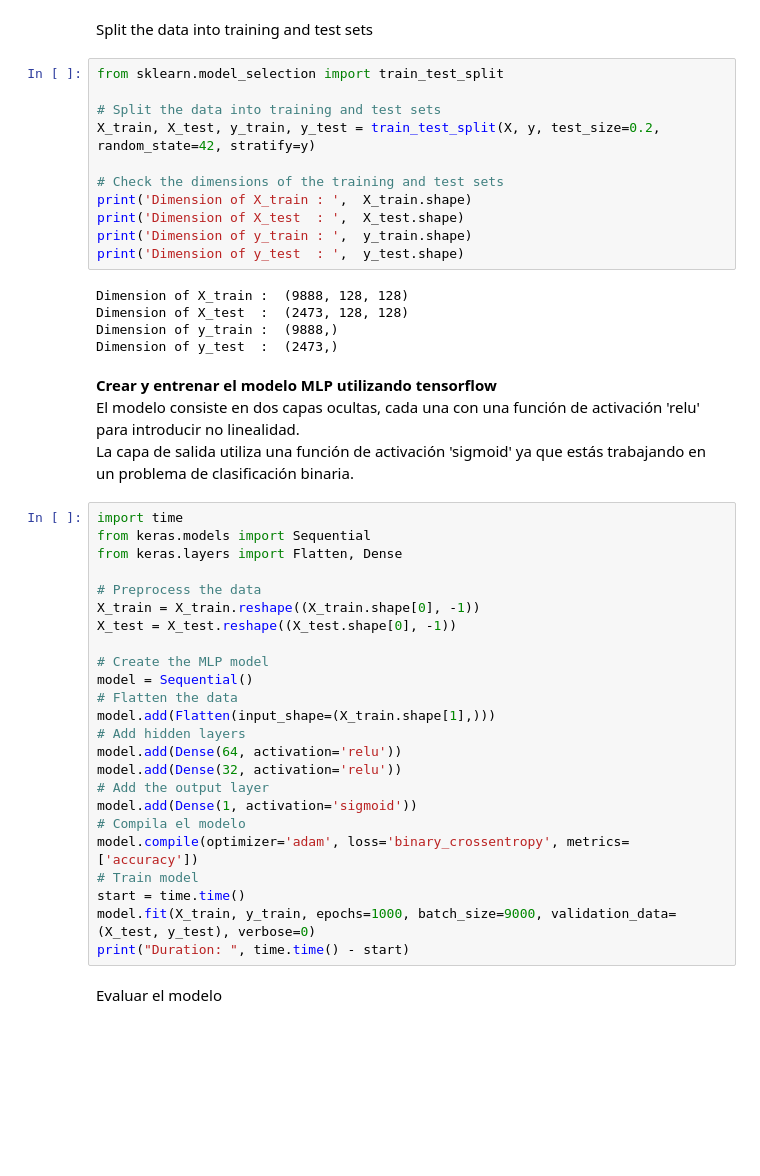
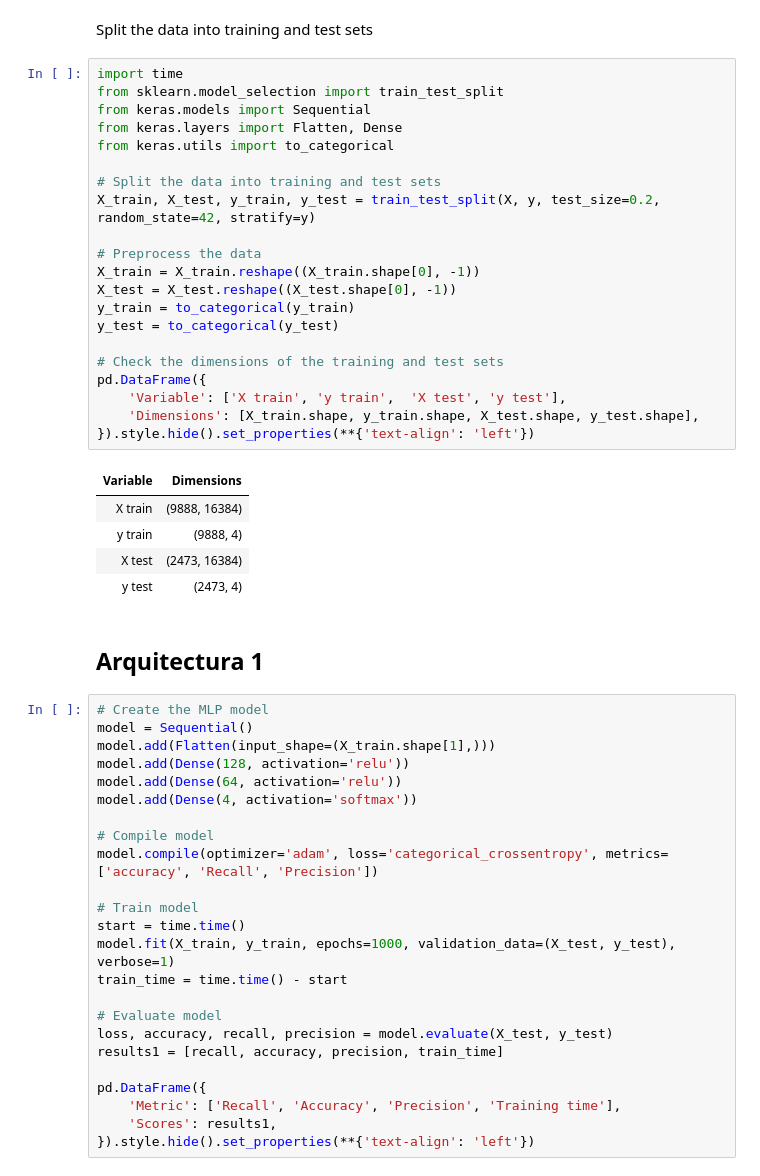
Before and after one commit to Heutlett/2023_PATRONES_PROYECTO2, a Jupyter notebook: proyecto2.ipynb, the cells around one changed output. Saved outputs shown, nothing was run; the diff lists cells and outputs as text; blank space fills up the shorter version.

Commit message:
add: testing de arquitecturas

```diff
--- a/proyecto2.ipynb
+++ b/proyecto2.ipynb
@@ -239,48 +239,55 @@ X, y = np.array(X), np.array(y)
 # %% [markdown]
 Split the data into training and test sets
 # %%
+import time
 from sklearn.model_selection import train_test_split
+from keras.models import Sequential
+from keras.layers import Flatten, Dense
+from keras.utils import to_categorical
 
 # Split the data into training and test sets
 X_train, X_test, y_train, y_test = train_test_split(X, y, test_size=0.2, random_state=42, stratify=y)
 
+# Preprocess the data
+X_train = X_train.reshape((X_train.shape[0], -1))
+X_test = X_test.reshape((X_test.shape[0], -1))
+y_train = to_categorical(y_train)
+y_test = to_categorical(y_test)
+
 # Check the dimensions of the training and test sets
-print('Dimension of X_train : ',  X_train.shape)
-print('Dimension of X_test  : ',  X_test.shape)
-print('Dimension of y_train : ',  y_train.shape)
-print('Dimension of y_test  : ',  y_test.shape)
+pd.DataFrame({
+    'Variable': ['X train', 'y train',  'X test', 'y test'],
+    'Dimensions': [X_train.shape, y_train.shape, X_test.shape, y_test.shape],
+}).style.hide().set_properties(**{'text-align': 'left'})
 # %% [output]
-Dimension of X_train :  (9888, 128, 128)
-Dimension of X_test  :  (2473, 128, 128)
-Dimension of y_train :  (9888,)
-Dimension of y_test  :  (2473,)
+| Variable | Dimensions |
+| X train | (9888, 16384) |
+| y train | (9888, 4) |
+| X test | (2473, 16384) |
+| y test | (2473, 4) |
-# %% [markdown]
-**Crear y entrenar el modelo MLP utilizando tensorflow**
-El modelo consiste en dos capas ocultas, cada una con una función de activación 'relu' para introducir no linealidad.
-La capa de salida utiliza una función de activación 'sigmoid' ya que estás trabajando en un problema de clasificación binaria.
+# %% [markdown]
+## Arquitectura 1
 # %%
-import time
-from keras.models import Sequential
-from keras.layers import Flatten, Dense
-
-# Preprocess the data
-X_train = X_train.reshape((X_train.shape[0], -1))
-X_test = X_test.reshape((X_test.shape[0], -1))
-
 # Create the MLP model
 model = Sequential()
-# Flatten the data
 model.add(Flatten(input_shape=(X_train.shape[1],)))
-# Add hidden layers
+model.add(Dense(128, activation='relu'))
 model.add(Dense(64, activation='relu'))
-model.add(Dense(32, activation='relu'))
-# Add the output layer
-model.add(Dense(1, activation='sigmoid'))
-# Compila el modelo
-model.compile(optimizer='adam', loss='binary_crossentropy', metrics=['accuracy'])
+model.add(Dense(4, activation='softmax'))
+
+# Compile model
+model.compile(optimizer='adam', loss='categorical_crossentropy', metrics=['accuracy', 'Recall', 'Precision'])
+
 # Train model
 start = time.time()
-model.fit(X_train, y_train, epochs=1000, batch_size=9000, validation_data=(X_test, y_test), verbose=0)
-print("Duration: ", time.time() - start)
+model.fit(X_train, y_train, epochs=1000, validation_data=(X_test, y_test), verbose=1)
+train_time = time.time() - start
+
+# Evaluate model
+loss, accuracy, recall, precision = model.evaluate(X_test, y_test)
+results1 = [recall, accuracy, precision, train_time]
+
+pd.DataFrame({
+    'Metric': ['Recall', 'Accuracy', 'Precision', 'Training time'],
+    'Scores': results1,
+}).style.hide().set_properties(**{'text-align': 'left'})
-# %% [markdown]
-Evaluar el modelo
```
Also changed, not shown: parts of 7 cells of this notebook.
